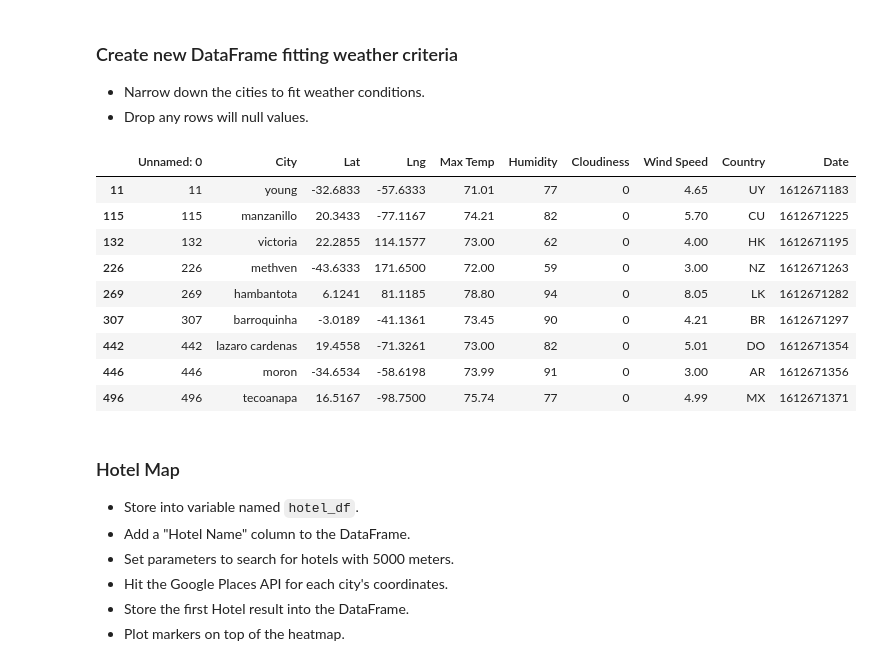
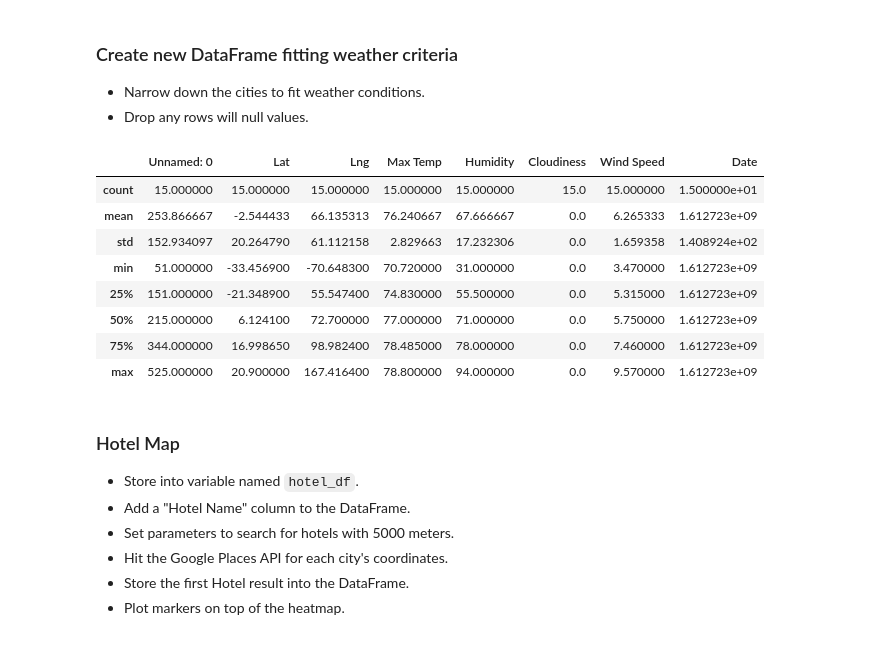
Before and after one commit to kenjyeh/python-api-challenge, a Jupyter notebook: VacationPy.ipynb, the cells around one changed output. Cells and saved outputs as stored; diff of their text form; code cells hidden in the pictures.

```diff
--- a/VacationPy.ipynb
+++ b/VacationPy.ipynb
@@ -91,28 +94,27 @@ weather_dropna.head(20)
 # %%
 # A max temperature lower than 80 degrees but higher than 70.
 cities_over70 = weather_dropna[weather_dropna["Max Temp"] > 70]
 cities_under80 = cities_over70[cities_over70["Max Temp"] < 80]
 
 # Wind speed less than 10 mph.
 cities_less10wspeed = cities_under80[cities_under80["Wind Speed"] < 10]
 
 # Zero cloudiness.
 ideal_weather = cities_less10wspeed[cities_less10wspeed["Cloudiness"] == 0]
 
 
 
-ideal_weather
+ideal_weather.describe()
 # %% [output]
-|  | Unnamed: 0 | City | Lat | Lng | Max Temp | Humidity | Cloudiness | Wind Speed | Country | Date |
-| 11 | 11 | young | -32.6833 | -57.6333 | 71.01 | 77 | 0 | 4.65 | UY | 1612671183 |
-| 115 | 115 | manzanillo | 20.3433 | -77.1167 | 74.21 | 82 | 0 | 5.70 | CU | 1612671225 |
-| 132 | 132 | victoria | 22.2855 | 114.1577 | 73.00 | 62 | 0 | 4.00 | HK | 1612671195 |
-| 226 | 226 | methven | -43.6333 | 171.6500 | 72.00 | 59 | 0 | 3.00 | NZ | 1612671263 |
-| 269 | 269 | hambantota | 6.1241 | 81.1185 | 78.80 | 94 | 0 | 8.05 | LK | 1612671282 |
-| 307 | 307 | barroquinha | -3.0189 | -41.1361 | 73.45 | 90 | 0 | 4.21 | BR | 1612671297 |
-| 442 | 442 | lazaro cardenas | 19.4558 | -71.3261 | 73.00 | 82 | 0 | 5.01 | DO | 1612671354 |
-| 446 | 446 | moron | -34.6534 | -58.6198 | 73.99 | 91 | 0 | 3.00 | AR | 1612671356 |
-| 496 | 496 | tecoanapa | 16.5167 | -98.7500 | 75.74 | 77 | 0 | 4.99 | MX | 1612671371 |
+|  | Unnamed: 0 | Lat | Lng | Max Temp | Humidity | Cloudiness | Wind Speed | Date |
+| count | 15.000000 | 15.000000 | 15.000000 | 15.000000 | 15.000000 | 15.0 | 15.000000 | 1.500000e+01 |
+| mean | 253.866667 | -2.544433 | 66.135313 | 76.240667 | 67.666667 | 0.0 | 6.265333 | 1.612723e+09 |
+| std | 152.934097 | 20.264790 | 61.112158 | 2.829663 | 17.232306 | 0.0 | 1.659358 | 1.408924e+02 |
+| min | 51.000000 | -33.456900 | -70.648300 | 70.720000 | 31.000000 | 0.0 | 3.470000 | 1.612723e+09 |
+| 25% | 151.000000 | -21.348900 | 55.547400 | 74.830000 | 55.500000 | 0.0 | 5.315000 | 1.612723e+09 |
+| 50% | 215.000000 | 6.124100 | 72.700000 | 77.000000 | 71.000000 | 0.0 | 5.750000 | 1.612723e+09 |
+| 75% | 344.000000 | 16.998650 | 98.982400 | 78.485000 | 78.000000 | 0.0 | 7.460000 | 1.612723e+09 |
+| max | 525.000000 | 20.900000 | 167.416400 | 78.800000 | 94.000000 | 0.0 | 9.570000 | 1.612723e+09 |
 # %% [markdown]
 ### Hotel Map
 * Store into variable named `hotel_df`.
```
Also changed, not shown: parts of 4 cells of this notebook, 8 other files.
